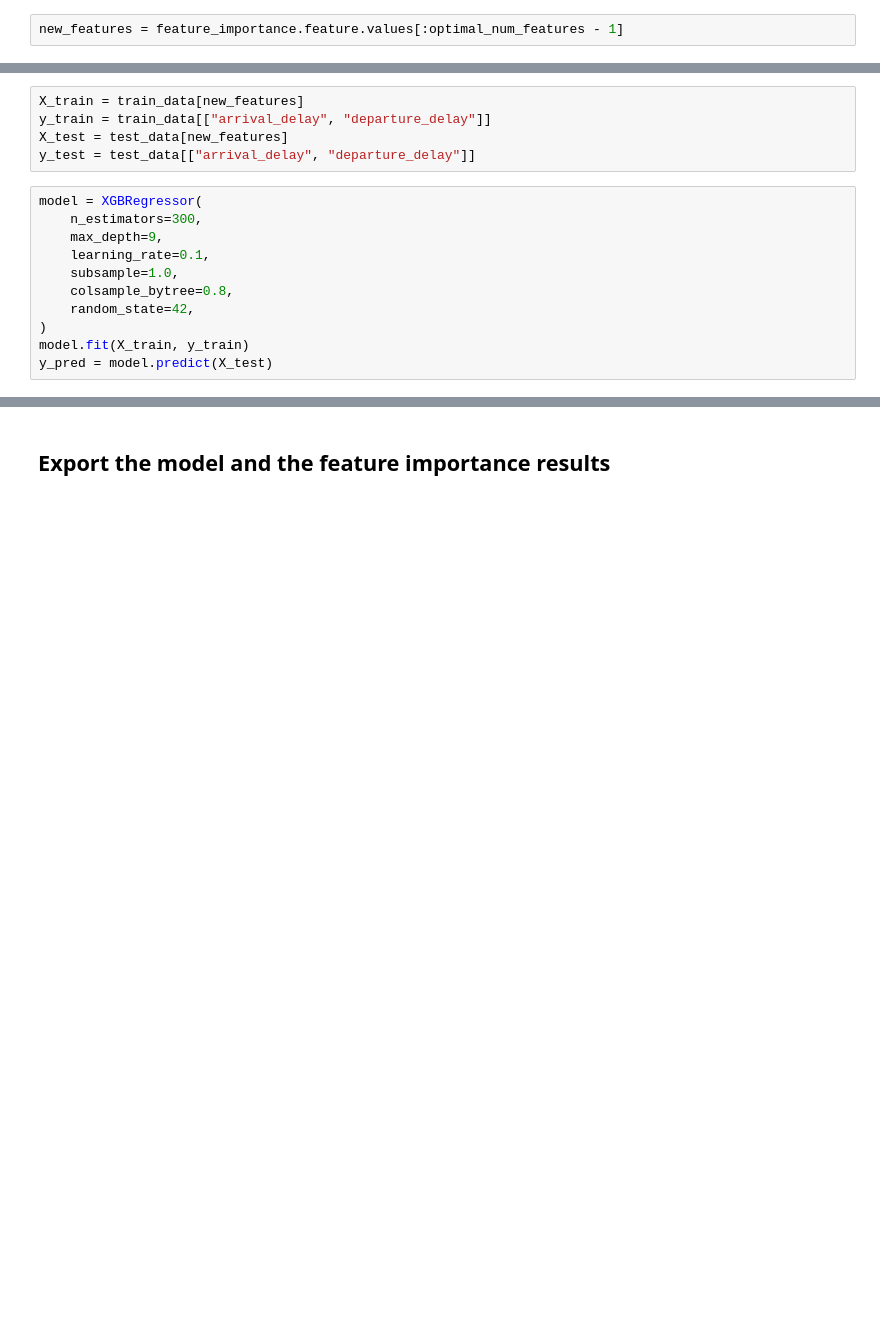
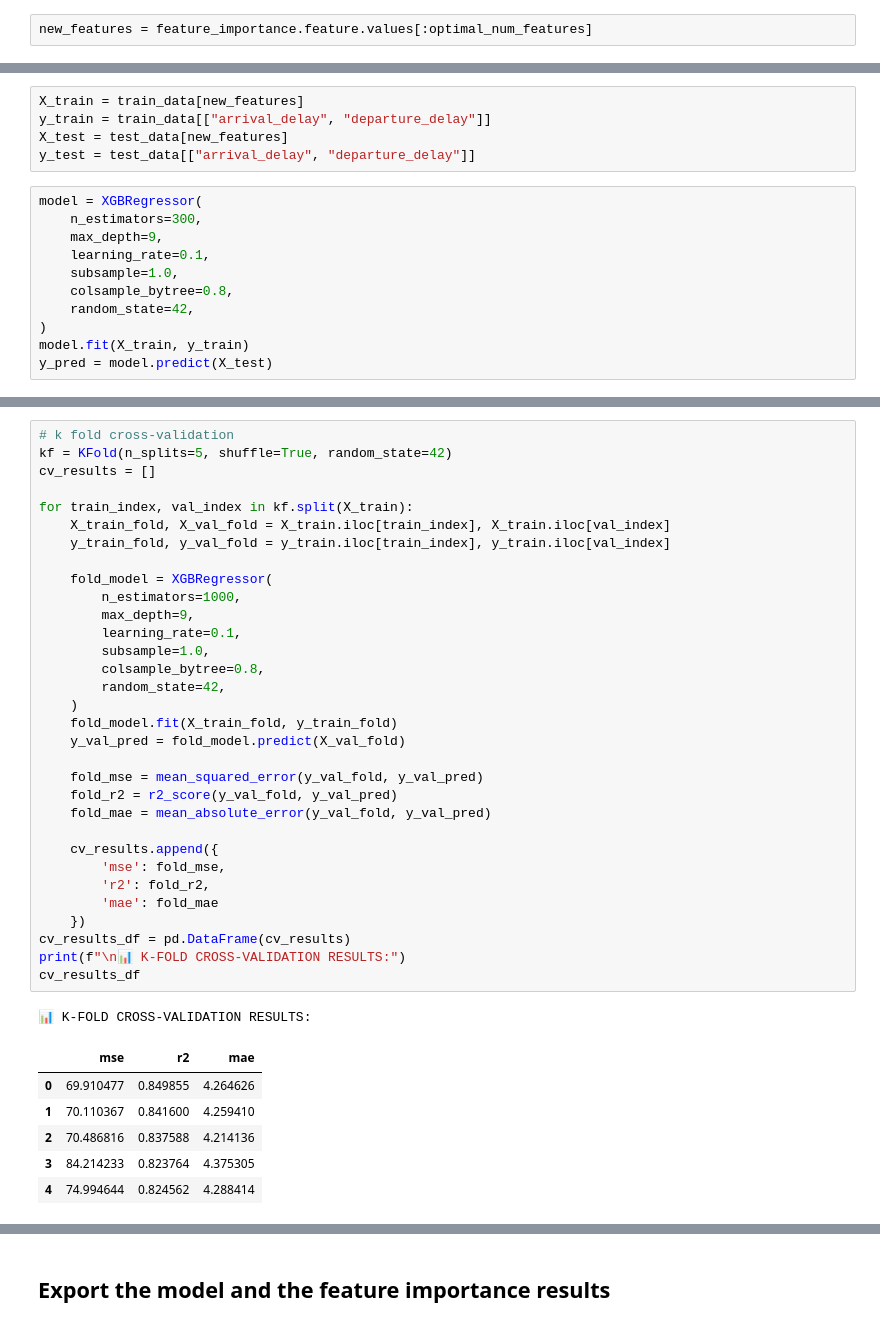
Before and after one commit to chelzakaria/ONCycle, a Jupyter notebook: experiments/notebooks/02_model_selection.ipynb, the cells around one changed output, grey strips where cells are left out. Drawn from its saved outputs; the diff is of its cells as text; blank space fills up the shorter version.

```diff
--- a/experiments/notebooks/02_model_selection.ipynb
+++ b/experiments/notebooks/02_model_selection.ipynb
@@ -633,7 +649,7 @@ plt.show()
 # %% [markdown]
 ## Fine-tune the model using Feature Importance results
 # %%
-new_features = feature_importance.feature.values[:optimal_num_features - 1]
+new_features = feature_importance.feature.values[:optimal_num_features]
 # %%
 new_features
 # %% [output]
@@ -716,2 +732,42 @@ plt.show()
+# %%
+# k fold cross-validation
+kf = KFold(n_splits=5, shuffle=True, random_state=42)
+cv_results = []
+
+for train_index, val_index in kf.split(X_train):
+    X_train_fold, X_val_fold = X_train.iloc[train_index], X_train.iloc[val_index]
+    y_train_fold, y_val_fold = y_train.iloc[train_index], y_train.iloc[val_index]
+
+    fold_model = XGBRegressor(
+        n_estimators=1000,
+        max_depth=9,
+        learning_rate=0.1,
+        subsample=1.0,
+        colsample_bytree=0.8,
+        random_state=42,
+    )
+    fold_model.fit(X_train_fold, y_train_fold)
+    y_val_pred = fold_model.predict(X_val_fold)
+
+    fold_mse = mean_squared_error(y_val_fold, y_val_pred)
+    fold_r2 = r2_score(y_val_fold, y_val_pred)
+    fold_mae = mean_absolute_error(y_val_fold, y_val_pred)
+
+    cv_results.append({
+        'mse': fold_mse,
+        'r2': fold_r2,
+        'mae': fold_mae
+    })
+cv_results_df = pd.DataFrame(cv_results)
+print(f"\n📊 K-FOLD CROSS-VALIDATION RESULTS:")
+cv_results_df
+# %% [output]
+📊 K-FOLD CROSS-VALIDATION RESULTS:
+|  | mse | r2 | mae |
+| 0 | 69.910477 | 0.849855 | 4.264626 |
+| 1 | 70.110367 | 0.841600 | 4.259410 |
+| 2 | 70.486816 | 0.837588 | 4.214136 |
+| 3 | 84.214233 | 0.823764 | 4.375305 |
+| 4 | 74.994644 | 0.824562 | 4.288414 |
 # %%
 # test model training and inference speed
```
Also changed, not shown: parts of 20 cells of this notebook, 1 other file.
